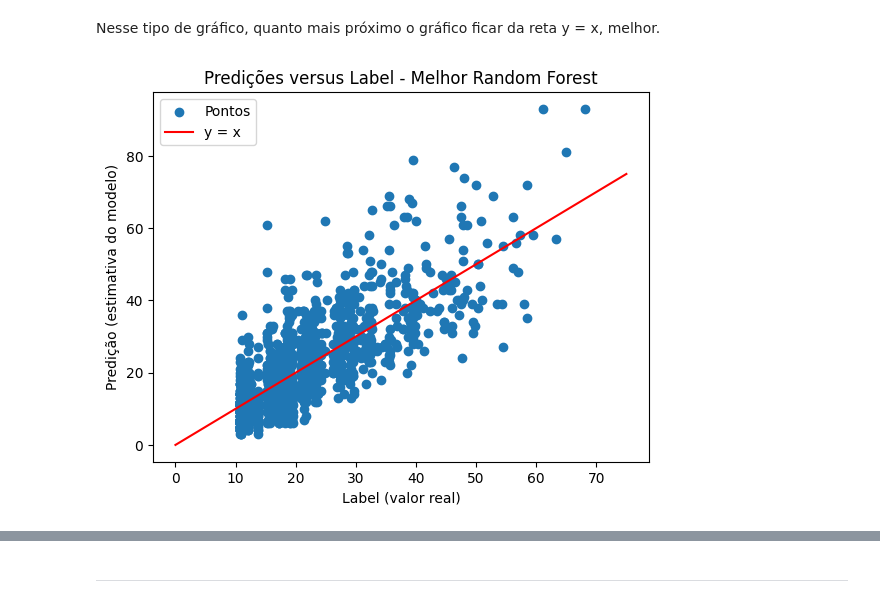
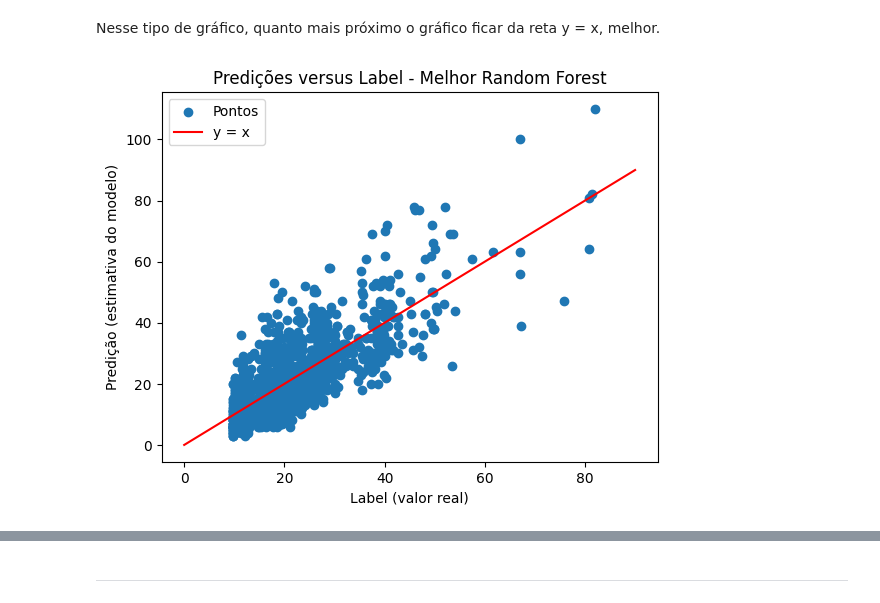
Before and after one commit to Samirnunes/data-science, a Jupyter notebook: NO2_prediction_SJC.ipynb, the cells around one changed output, grey strips where cells are left out. Saved outputs shown, nothing was run; the diff lists cells and outputs as text; code cells hidden in the pictures.

```diff
--- a/NO2_prediction_SJC.ipynb
+++ b/NO2_prediction_SJC.ipynb
@@ -348,8 +349,8 @@ class RF_Researcher(Researcher):
 
         # Plotando a reta y = x
 
-        x = [0, 75]
-        y = [0, 75]
+        x = [0, 90]
+        y = [0, 90]
         plt.plot(x,y, color = 'red')
 
         plt.legend(['Pontos', 'y = x'])
@@ -557,10 +558,10 @@ Antes de terminarmos, faremos uma visualização gráfica dos resultados:
 # %% [markdown]
 Nesse tipo de gráfico, quanto mais próximo o gráfico ficar da reta y = x, melhor.
 # %%
-rf_researcher.get_model_train_scatterplot(9, n_estimators_list, max_depth_list,
+rf_researcher.get_model_train_scatterplot(6, n_estimators_list, max_depth_list,
                                         title = 'Predições versus Label - Melhor Random Forest')
 # %% [output]
-[figure, old version]
+[figure, new version]
 # %%
 xgb_researcher.get_model_train_scatterplot(6, n_estimators_list, max_depth_list, learning_rate_list,
                                         title = 'Predições versus Label - Melhor XGBoost')
```
Also changed, not shown: parts of 36 cells of this notebook.
